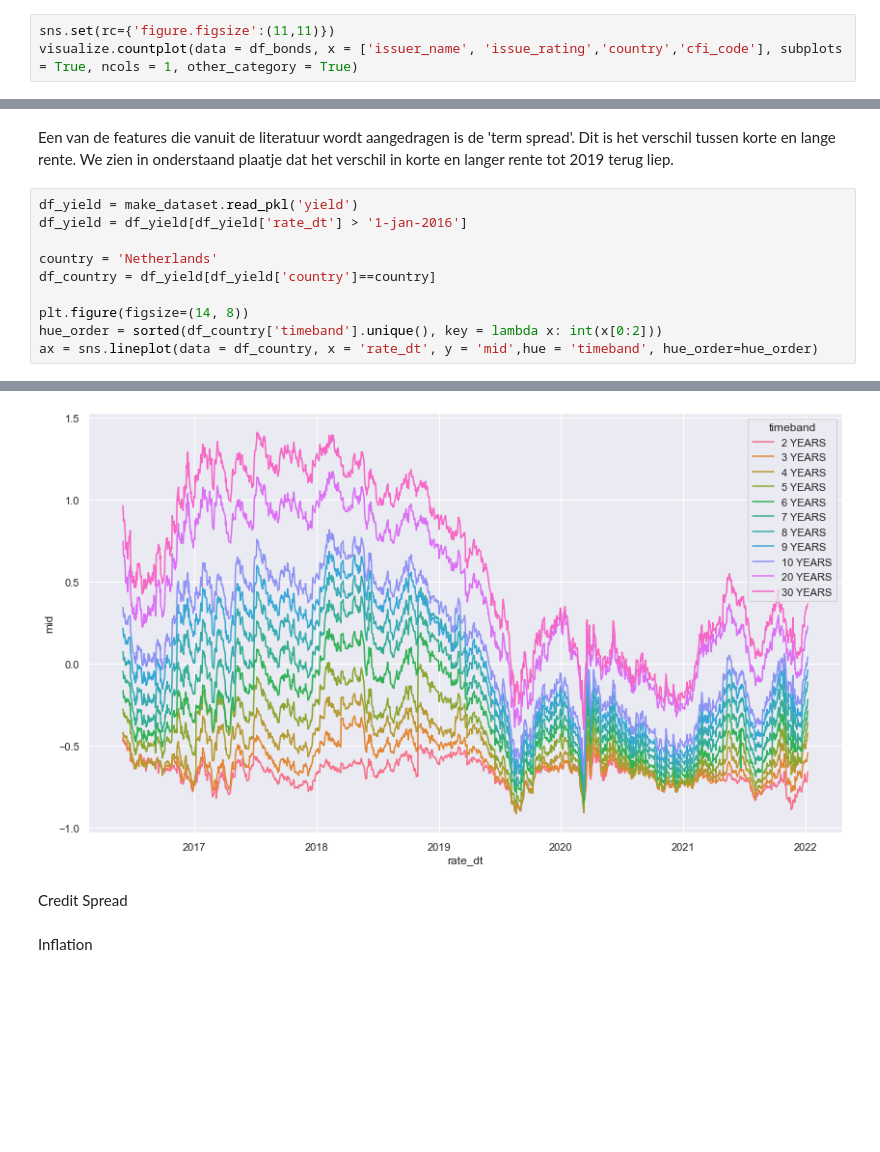
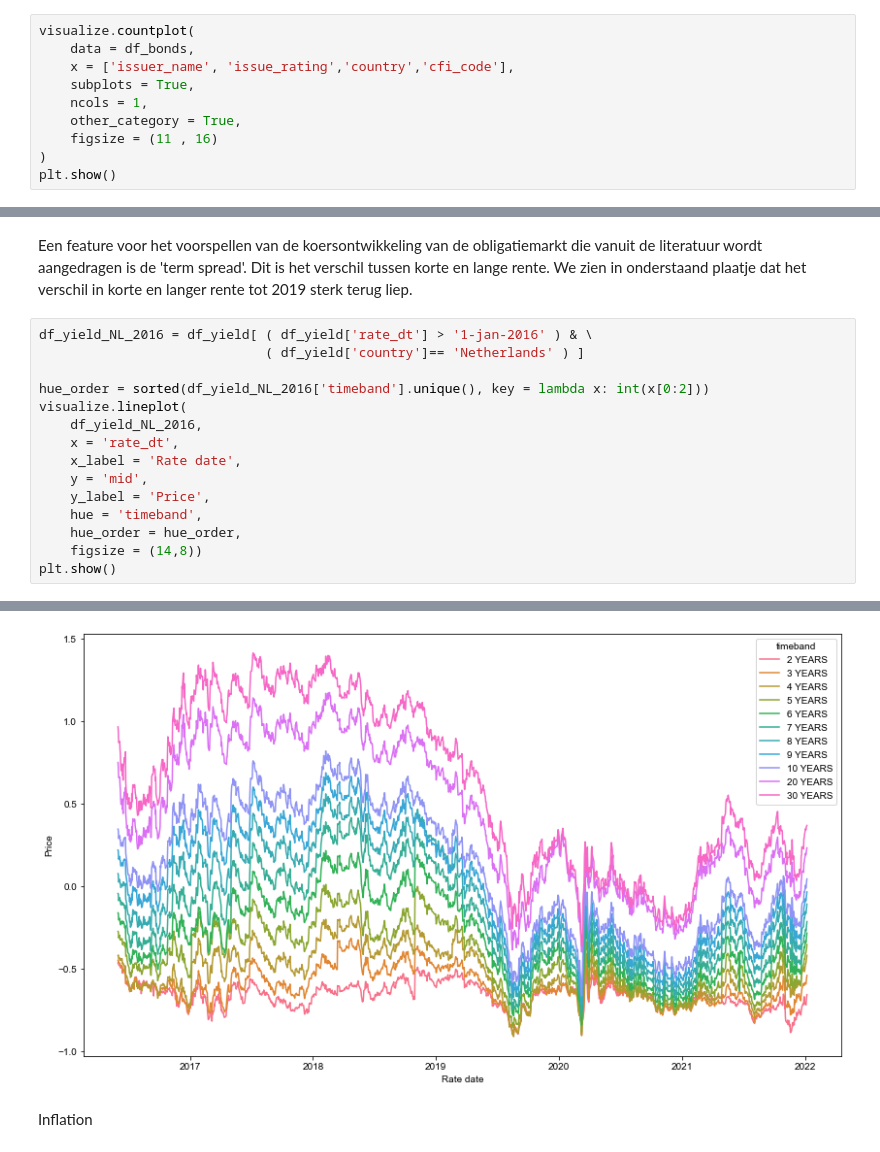
Before and after one commit to Merijn68/BondTrading, a Jupyter notebook: notebooks/03_data_exploratie.ipynb, the cells around one changed output, grey strips where cells are left out. Cells and saved outputs as stored; diff of their text form; blank space fills up the shorter version.

```diff
--- a/notebooks/03_data_exploratie.ipynb
+++ b/notebooks/03_data_exploratie.ipynb
@@ -34,6 +30,13 @@ df_bonds.head()
 | 5 | USD | United States | US GOVT 6.125% 99-2029 | 1999-08-15 | 1999-08-15 | 2029-08-15 | US912810FJ26 | UNITED STATES TREASURY | ... |
 | 7 | USD | United States | US GOVT 6.250% 00-2030 | 2000-02-15 | 2000-05-15 | 2030-05-15 | US912810FM54 | UNITED STATES TREASURY | ... |
 # %%
-sns.set(rc={'figure.figsize':(11,11)})
-visualize.countplot(data = df_bonds, x = ['issuer_name', 'issue_rating','country','cfi_code'], subplots = True, ncols = 1, other_category = True)
+visualize.countplot(
+    data = df_bonds,
+    x = ['issuer_name', 'issue_rating','country','cfi_code'],
+    subplots = True,
+    ncols = 1,
+    other_category = True,
+    figsize = (11 , 16)
+)
+plt.show()
 # %% [output]
@@ -138,13 +156,18 @@ sns.lineplot(data = df_yield_nl, x = 'rate_dt', y = 'mid', hue = 'timeband', ax=
 # %% [markdown]
-Een van de features die vanuit de literatuur wordt aangedragen is de 'term spread'. Dit is het verschil tussen korte en lange rente. We zien in onderstaand plaatje dat het verschil in korte en langer rente tot 2019 terug liep.
+Een feature voor het voorspellen van de koersontwikkeling van de obligatiemarkt die vanuit de literatuur wordt aangedragen is de 'term spread'. Dit is het verschil tussen korte en lange rente. We zien in onderstaand plaatje dat het verschil in korte en langer rente tot 2019 sterk terug liep.
 # %%
-df_yield = make_dataset.read_pkl('yield')
-df_yield = df_yield[df_yield['rate_dt'] > '1-jan-2016']
+df_yield_NL_2016 = df_yield[ ( df_yield['rate_dt'] > '1-jan-2016' ) & \
+                             ( df_yield['country']== 'Netherlands' ) ]
 
-country = 'Netherlands'
-df_country = df_yield[df_yield['country']==country]
-
-plt.figure(figsize=(14, 8))
-hue_order = sorted(df_country['timeband'].unique(), key = lambda x: int(x[0:2]))
-ax = sns.lineplot(data = df_country, x = 'rate_dt', y = 'mid',hue = 'timeband', hue_order=hue_order)
+hue_order = sorted(df_yield_NL_2016['timeband'].unique(), key = lambda x: int(x[0:2]))
+visualize.lineplot(
+    df_yield_NL_2016,
+    x = 'rate_dt',
+    x_label = 'Rate date',
+    y = 'mid',
+    y_label = 'Price',
+    hue = 'timeband',
+    hue_order = hue_order,
+    figsize = (14,8))
+plt.show()
 # %% [output]
@@ -152,6 +174,4 @@ ax = sns.lineplot(data = df_country, x = 'rate_dt', y = 'mid',hue = 'timeband',
-[figure, old version]
+[figure, new version]
-# %% [markdown]
-Credit Spread
 # %% [markdown]
 Inflation
 # %% [markdown]
```
Also changed, not shown: parts of 34 cells of this notebook, 18 other files.
